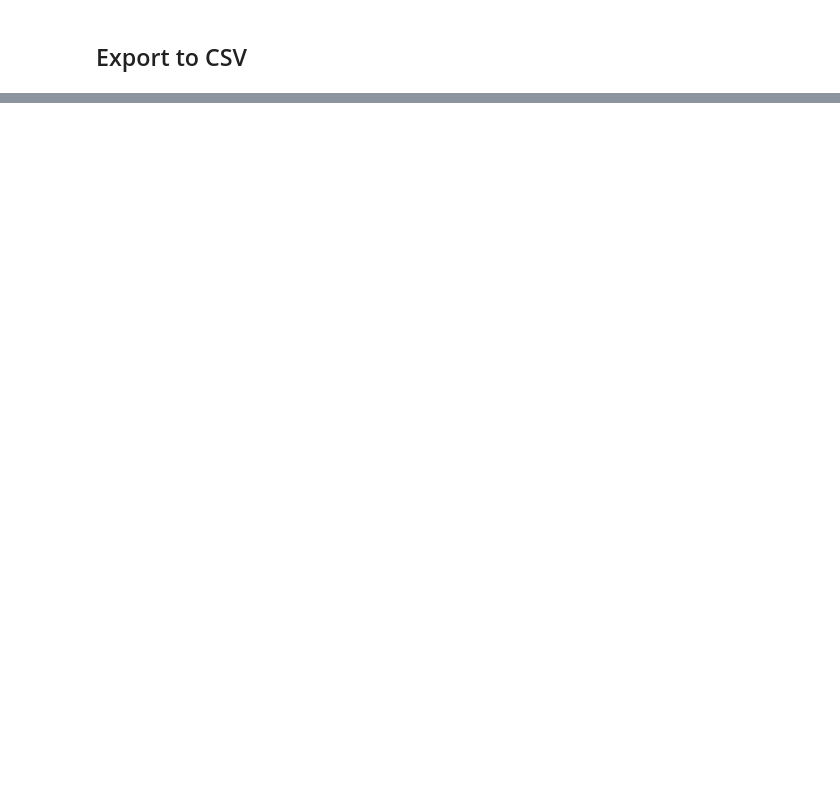
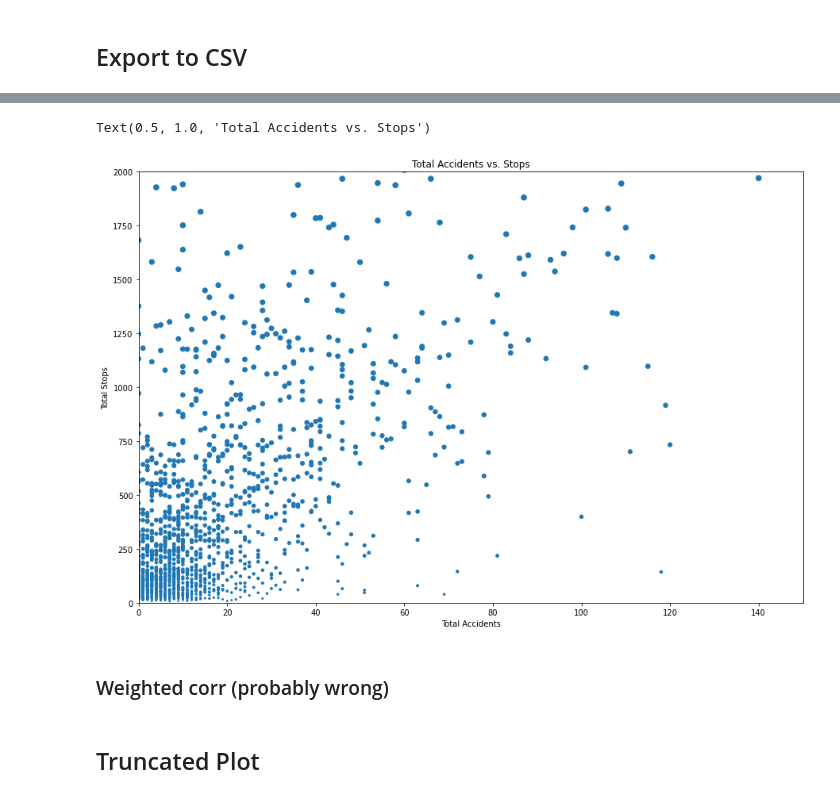
Before and after one commit to m-gaster/MC-Policing, a Jupyter notebook: Police Activity vs. Accidents, Injuries, and Fatalities.ipynb, the cells around one changed output, grey strips where cells are left out. Cells and saved outputs as stored; diff of their text form; code cells hidden in the pictures; blank space fills up the shorter version.

```diff
--- a/Police Activity vs. Accidents, Injuries, and Fatalities.ipynb
+++ b/Police Activity vs. Accidents, Injuries, and Fatalities.ipynb
@@ -96,12 +115,19 @@ for x in coordinates_dict:
 
 #                                                 "Number of Citations for Each Stop": {race: [] for race in race_set_w_total},
 #                                                 "Racial Composition": {race: 0 for race in race_set_w_total},
-                                                "Total Stops": 0,
+                                                "Total Observations": 0,
                                                 "Total Citations": 0,
                                                 "Total Accidents": 0,
                                                 "Total Injuries": 0,
                                                 "Total Fatalities": 0,
-                                                                    }
+                                                "Total Stops": 0,
+                                                "Total ASIAN Stops": 0,
+                                                "Total BLACK Stops": 0,
+                                                "Total HISPANIC Stops": 0,
+                                                "Total OTHER Stops": 0,
+                                                "Total WHITE Stops": 0,
+
+        }
 # %% [output]
 total # cells ~  19116
 # %% [markdown]
@@ -218,0 +304,11 @@ gdf.to_csv(f"Police Stops vs Accidents - width={str(CELL_WIDTH)} - {today}.csv",
+# %%
+fig, ax1 = plt.subplots()
+
+df1.plot(kind='scatter', y="Total Stops", x="Total Accidents", s=np.power(df1['Total Stops'], .5), figsize=(15,10), ylim=(0,2000), xlim=(0,150), ax=ax1, legend=True)
+
+plt.title("Total Accidents vs. Stops")
+# %% [output]
+Text(0.5, 1.0, 'Total Accidents vs. Stops')
+[figure, added]
+# %% [markdown]
+### Weighted corr (probably wrong)
@@ -218,0 +325,2 @@ gdf.to_csv(f"Police Stops vs Accidents - width={str(CELL_WIDTH)} - {today}.csv",
+# %% [markdown]
+## Truncated Plot
```
Also changed, not shown: parts of 37 cells of this notebook.
